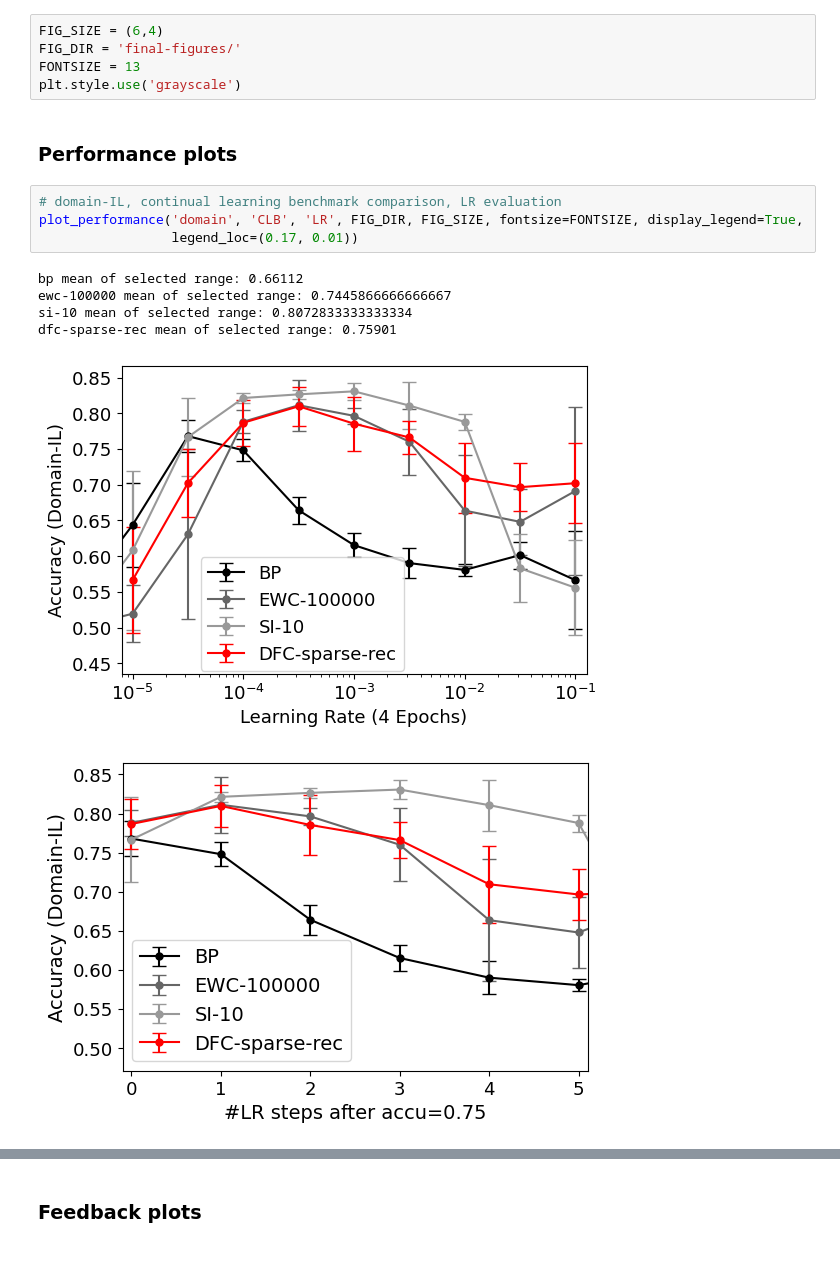
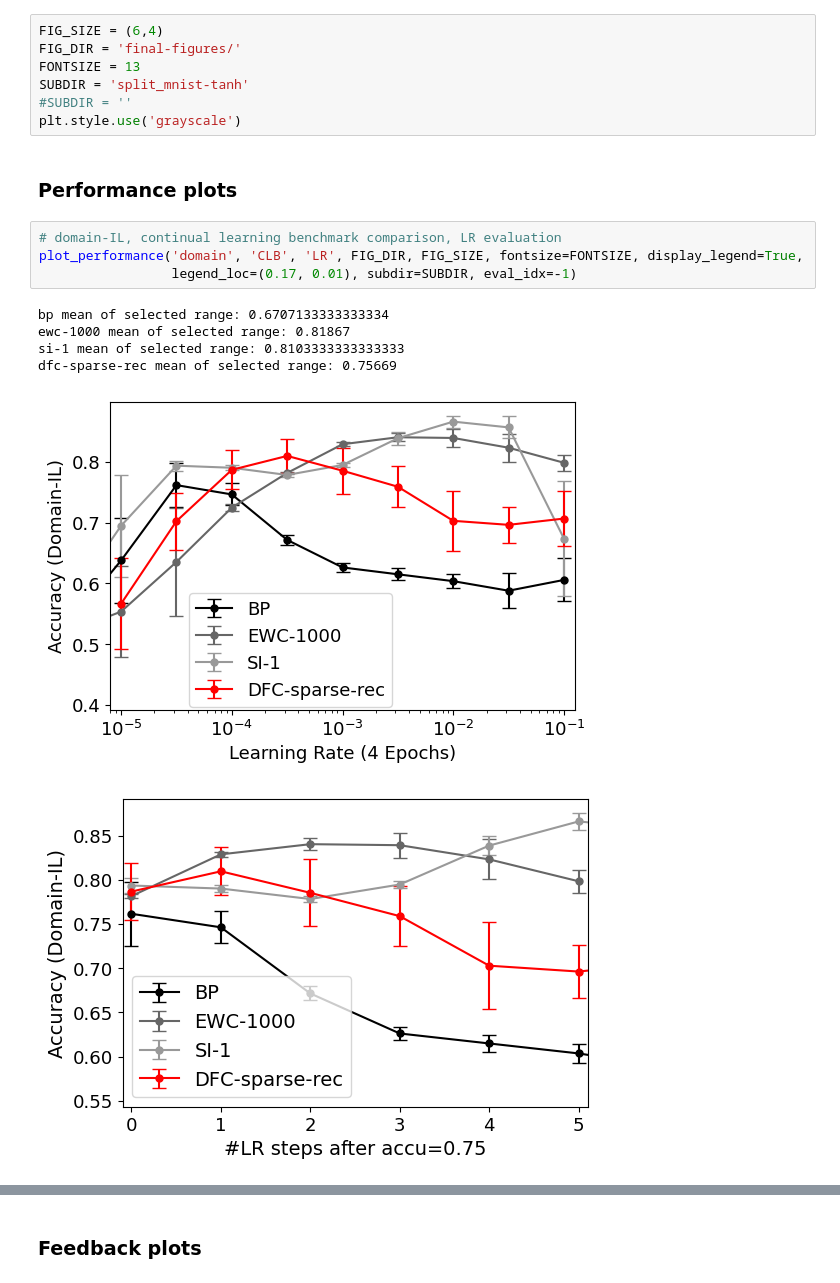
Before and after one commit to pennfranc/bio-inspired-continual-learning, a Jupyter notebook: dfc/notebooks/performance_results.ipynb, the cells around one changed output, grey strips where cells are left out. Drawn from its saved outputs; the diff is of its cells as text.

```diff
--- a/dfc/notebooks/performance_results.ipynb
+++ b/dfc/notebooks/performance_results.ipynb
@@ -21,20 +24,22 @@ pd.set_option('display.max_rows', None)
 FIG_SIZE = (6,4)
 FIG_DIR = 'final-figures/'
 FONTSIZE = 13
+SUBDIR = 'split_mnist-tanh'
+#SUBDIR = ''
 plt.style.use('grayscale')
 # %% [markdown]
 ### Performance plots
 # %%
 # domain-IL, continual learning benchmark comparison, LR evaluation
 plot_performance('domain', 'CLB', 'LR', FIG_DIR, FIG_SIZE, fontsize=FONTSIZE, display_legend=True,
-                 legend_loc=(0.17, 0.01))
+                 legend_loc=(0.17, 0.01), subdir=SUBDIR, eval_idx=-1)
 # %% [output]
-bp mean of selected range: 0.66112
-ewc-100000 mean of selected range: 0.7445866666666667
-si-10 mean of selected range: 0.8072833333333334
-dfc-sparse-rec mean of selected range: 0.75901
+bp mean of selected range: 0.6707133333333334
+ewc-1000 mean of selected range: 0.81867
+si-1 mean of selected range: 0.8103333333333333
+dfc-sparse-rec mean of selected range: 0.75669
-[figure, old version]
+[figure, new version]
-[figure, old version]
+[figure, new version]
 # %%
 # domain-IL, continual learning benchmark comparison, early stop evaluation
 plot_performance('domain', 'CLB', 'MIN_ACCU', FIG_DIR, FIG_SIZE, fontsize=FONTSIZE,
```
Also changed, not shown: parts of 8 cells of this notebook, 5 other files.
